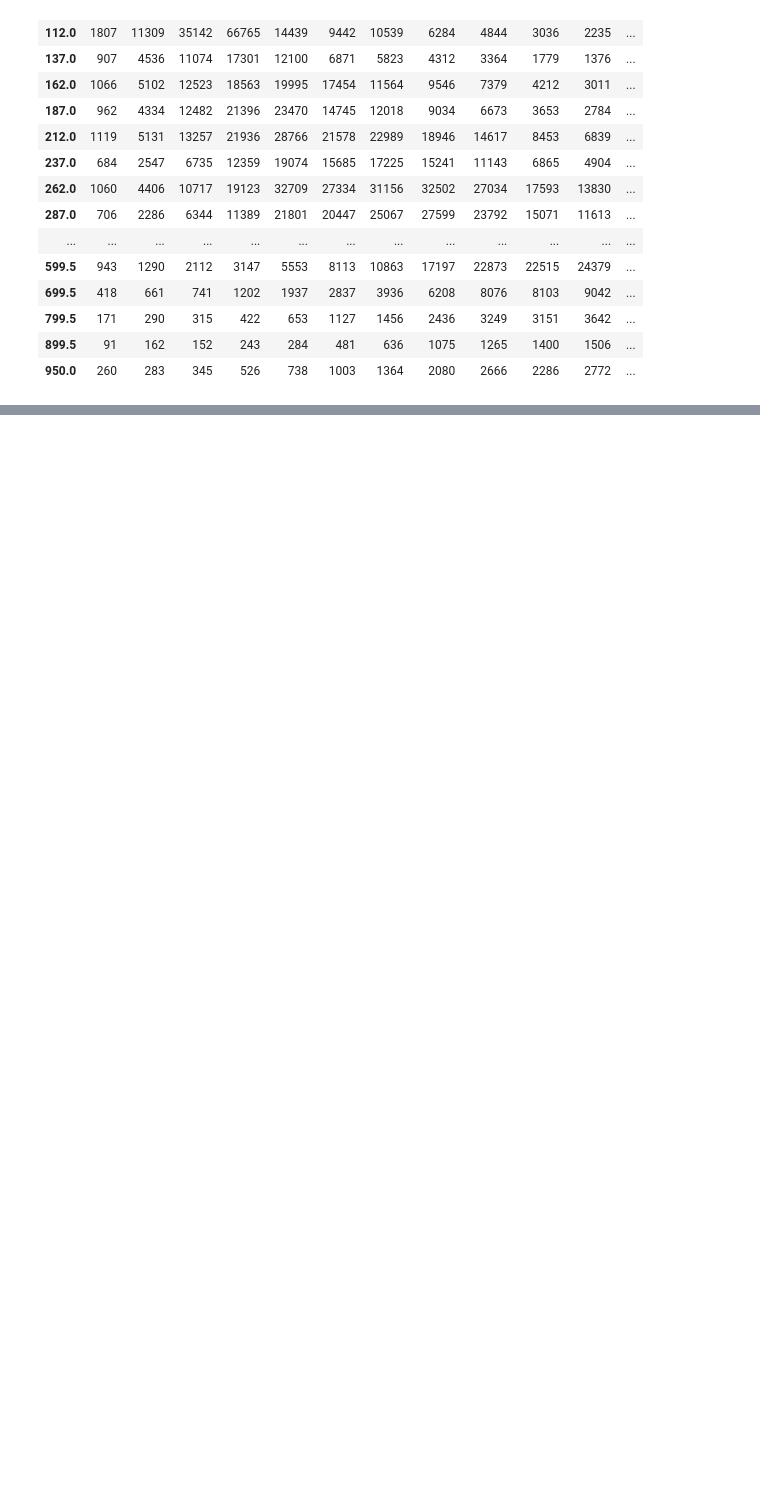
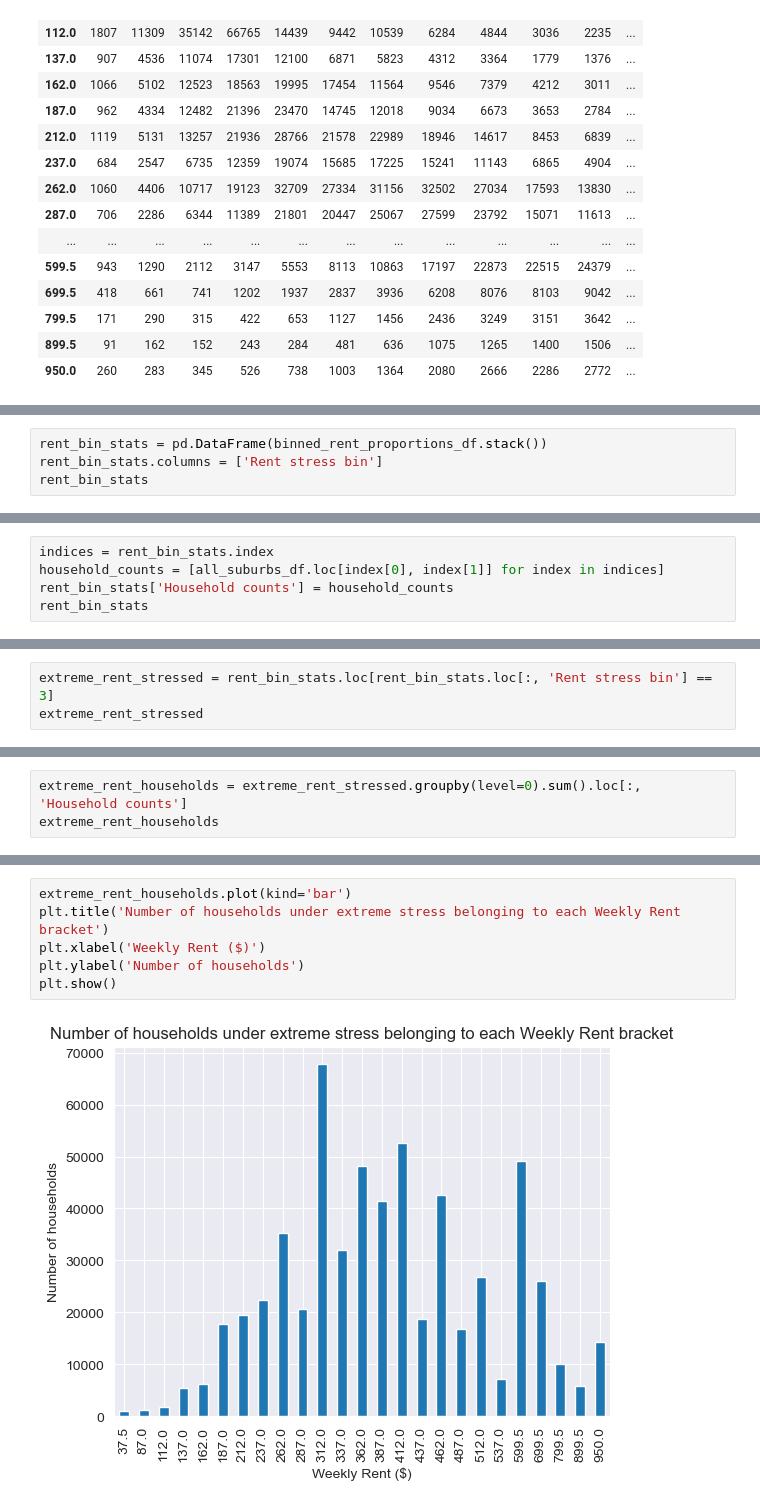
Before and after one commit to aydinkhan2005/Investigating-Factors-Affecting-Housing-in-Australia, a Jupyter notebook: notebooks/calculations.ipynb, the cells around one changed output, grey strips where cells are left out. Saved outputs shown, nothing was run; the diff lists cells and outputs as text; blank space fills up the shorter version.

```diff
--- a/notebooks/calculations.ipynb
+++ b/notebooks/calculations.ipynb
@@ -236,0 +293,4 @@ plt.show()
+# %%
+rent_bin_stats = pd.DataFrame(binned_rent_proportions_df.stack())
+rent_bin_stats.columns = ['Rent stress bin']
+rent_bin_stats
@@ -236,0 +313,5 @@ plt.show()
+# %%
+indices = rent_bin_stats.index
+household_counts = [all_suburbs_df.loc[index[0], index[1]] for index in indices]
+rent_bin_stats['Household counts'] = household_counts
+rent_bin_stats
@@ -236,0 +332,3 @@ plt.show()
+# %%
+extreme_rent_stressed = rent_bin_stats.loc[rent_bin_stats.loc[:, 'Rent stress bin'] == 3]
+extreme_rent_stressed
@@ -236,0 +349,3 @@ plt.show()
+# %%
+extreme_rent_households = extreme_rent_stressed.groupby(level=0).sum().loc[:, 'Household counts']
+extreme_rent_households
@@ -236,0 +370,8 @@ plt.show()
+# %%
+extreme_rent_households.plot(kind='bar')
+plt.title('Number of households under extreme stress belonging to each Weekly Rent bracket')
+plt.xlabel('Weekly Rent ($)')
+plt.ylabel('Number of households')
+plt.show()
+# %% [output]
+[figure, added]
```
Also changed, not shown: parts of 11 cells of this notebook.
